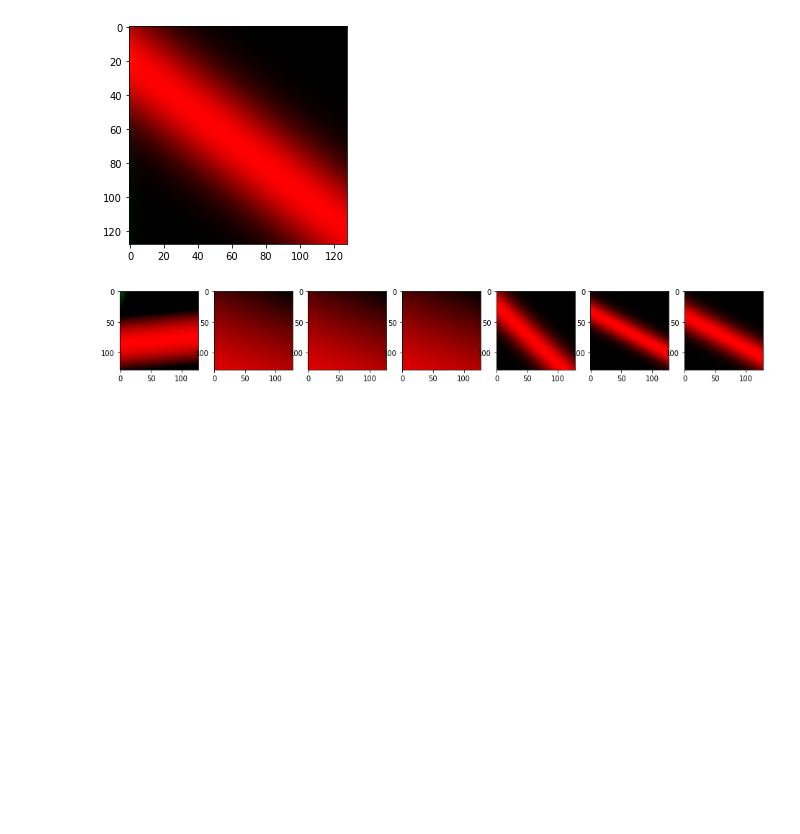
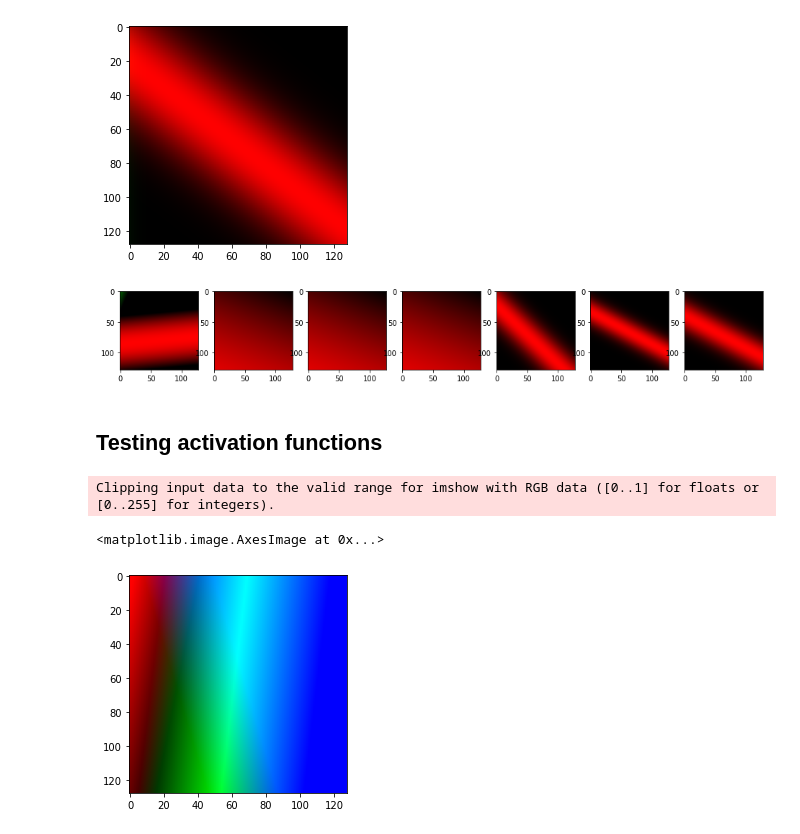
Before and after one commit to johnowhitaker/PyTorch-NEAT, a Jupyter notebook: cppn_test_notebook.ipynb, the cells around one changed output. Cells and saved outputs as stored; diff of their text form; code cells hidden in the pictures; blank space fills up the shorter version.

Commit message:
Added more activation functions

```diff
--- a/cppn_test_notebook.ipynb
+++ b/cppn_test_notebook.ipynb
@@ -136,3 +136,30 @@ for i, gen in enumerate(range(4, 35, 5)):
 [figure]
 # %%
 !rm neat-checkpoint* # Clean up the save files
+# %% [markdown]
+## Testing activation functions
+# %%
+import neat, torch
+from pytorch_neat.cppn import create_cppn
+from matplotlib import pyplot as plt
+import numpy as np
+size=128
+x, y = np.meshgrid(np.linspace(0, 1, size), np.linspace(0, 1, size))
+xs = [t for t in torch.tensor(np.stack([x.flatten(), y.flatten()]))]
+config_file = 'config_test_activation'
+config = neat.Config(neat.DefaultGenome, neat.DefaultReproduction,
+                      neat.DefaultSpeciesSet, neat.DefaultStagnation,
+                      config_file)
+p_new = neat.Population(config) # New, random population
+keys = list(p_new.population.keys())
+genome = p_new.population[keys[0]]
+nodes = create_cppn(genome, config, ['x', 'y'], ['r','g','b']+list(range(len(genome.nodes)-3)))
+[r_node, g_node, b_node] = nodes
+out_im = torch.stack([r_node.activate(xs, xs[0].shape).reshape(size, size),
+                      g_node.activate(xs, xs[0].shape).reshape(size, size),
+                      b_node.activate(xs, xs[0].shape).reshape(size, size)])
+plt.imshow(out_im.permute(1, 2, 0))
+# %% [output]
+Clipping input data to the valid range for imshow with RGB data ([0..1] for floats or [0..255] for integers).
+<matplotlib.image.AxesImage at 0x...>
+[figure, added]
```
Also changed, not shown: 4 other files.
